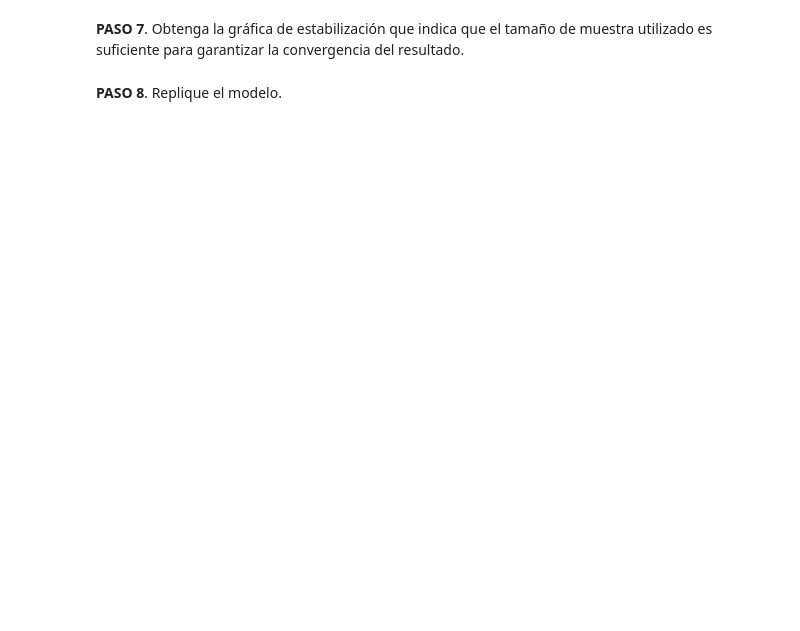
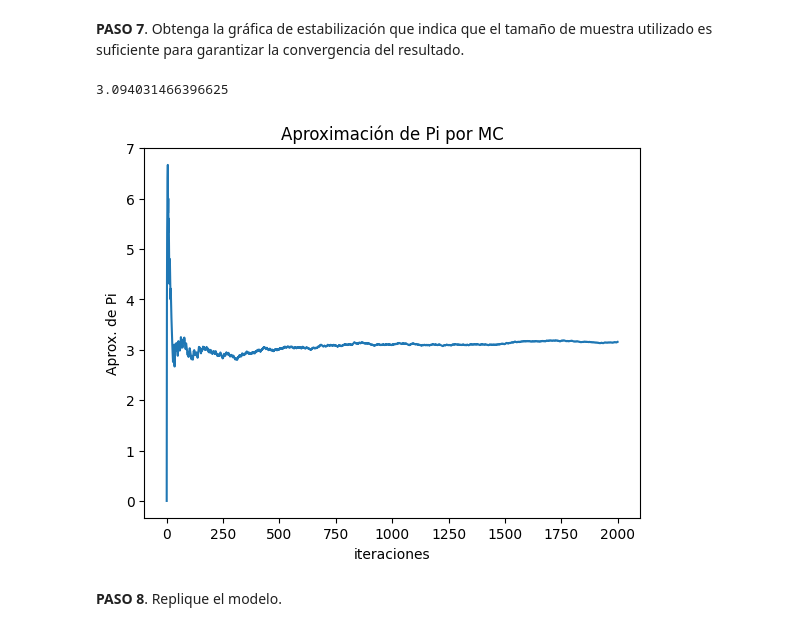
Before and after one commit to ErnestoTejeda7/Simulacion_II, a Jupyter notebook: Unidad II/Calculo_PI.ipynb, the cells around one changed output. Cells and saved outputs as stored; diff of their text form; code cells hidden in the pictures; blank space fills up the shorter version.

```diff
--- a/Unidad II/Calculo_PI.ipynb
+++ b/Unidad II/Calculo_PI.ipynb
@@ -66,4 +113,9 @@ Por simulación: Construimos el modelo en varios pasos.
 # %% [markdown]
 **PASO 5**. Genere números aleatorios.
+# %%
+import numpy as np
+import random
+u1 = random.uniform(0,1)
+u2 = random.uniform(0,1)
 # %% [markdown]
 **PASO 6**. Simule un lanzamiento.
@@ -99,24 +144,40 @@ def caras(m):
-# %%
-def experimento(iteraciones):
-    i = 0
-    favorables=0
-    Lista = []
-    while i <= iteraciones:
-        favorables = favorables + caras(2)
-        i += 1
-        probabilidad = favorables/i
-        Lista.append(probabilidad)
-    return Lista
+# %%
+def g(x): #Definimos la función a la cual le queremos calcular la integral en cierto intervalo.
+    return math.sqrt(1-x**2)
+# %%
+#La siguinte función representa un experimento de n ensayos
+def experimento(n):
+  a=0 #limite inferior de la integral
+  b=1 #limite superior de la integral
+  c = 2 #Funcion que acota por arriba la funcion a integrar.
+  aciertos = 0 #Contador de la cantidad de veces que se cumple la condicion de monte carlo acierto y error.
+  area=[] #Guardara las aproximaciones del área bajo la curva de la función.
+  ensayos=[]
+  for i in range(1,n+1):
+      u1=(random.random()) #Generamos un número aleatorio en (0,1)
+      u2=(random.random()) #Generamos un segundo número aleatorio e independiente en (0,1)
+      x = (b-a)*u1+a #Obtenemos un número aleatorio entre (a,b)
+
+      if g(x) > c*u2: #Comparamos la altura de g(X) contra Y=c*u2 para saber si hay un acierto o error
+        aciertos += 1 #Si se cumple la condición, aumenta el numero de aciertos
+      ensayos.append(i)
+      area.append(c*(b-a)*aciertos*4/i) #Recordando que el área bajo la curva de esa integral nos da \pi/4, entonces necesitamos multiplicar
+      #el área bajo la curva en cada iteración por 4 para aproximarnos al valor de pi.
+  return area #Regresamos una lista de las aproxiamciones al valor de pi en la iteracion i.
 # %%
 exp = experimento(2000)
 # %%
 np.mean(exp)
+# %% [output]
+3.094031466396625
 # %%
 plt.plot(exp)
 plt.xlabel('iteraciones')
-plt.ylabel('p')
-plt.title('Probabilidad de obtener 2 caras')
+plt.ylabel('Aprox. de Pi')
+plt.title('Aproximación de Pi por MC')
 plt.show()
+# %% [output]
+[figure, added]
 # %% [markdown]
 **PASO 8**. Replique el modelo.
 # %%
```
Also changed, not shown: parts of 29 cells of this notebook.
